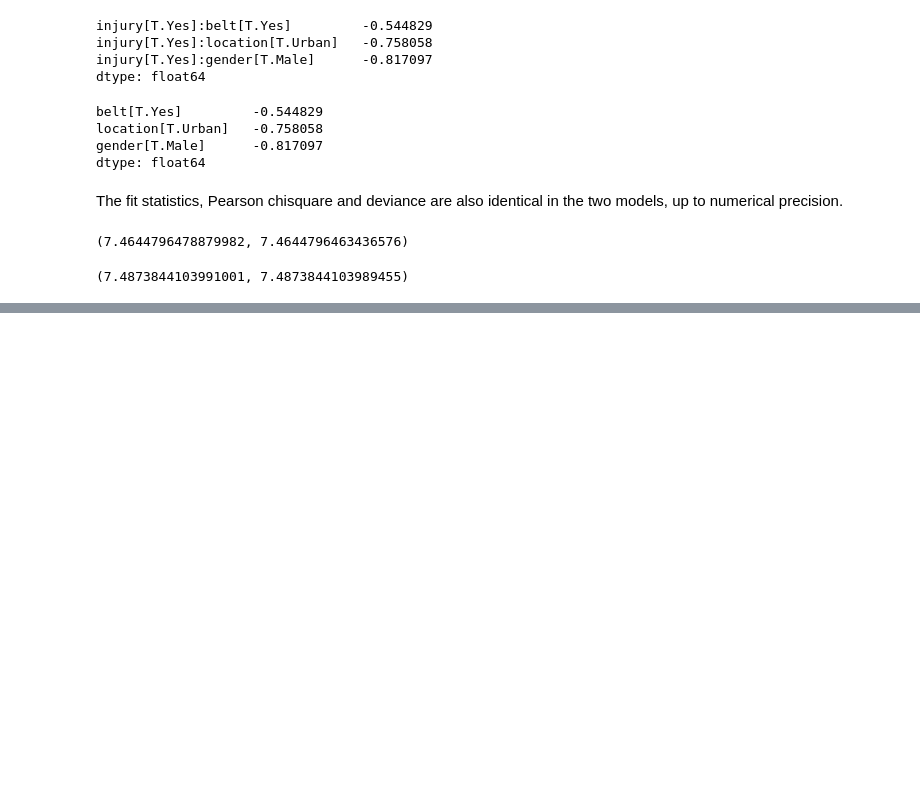
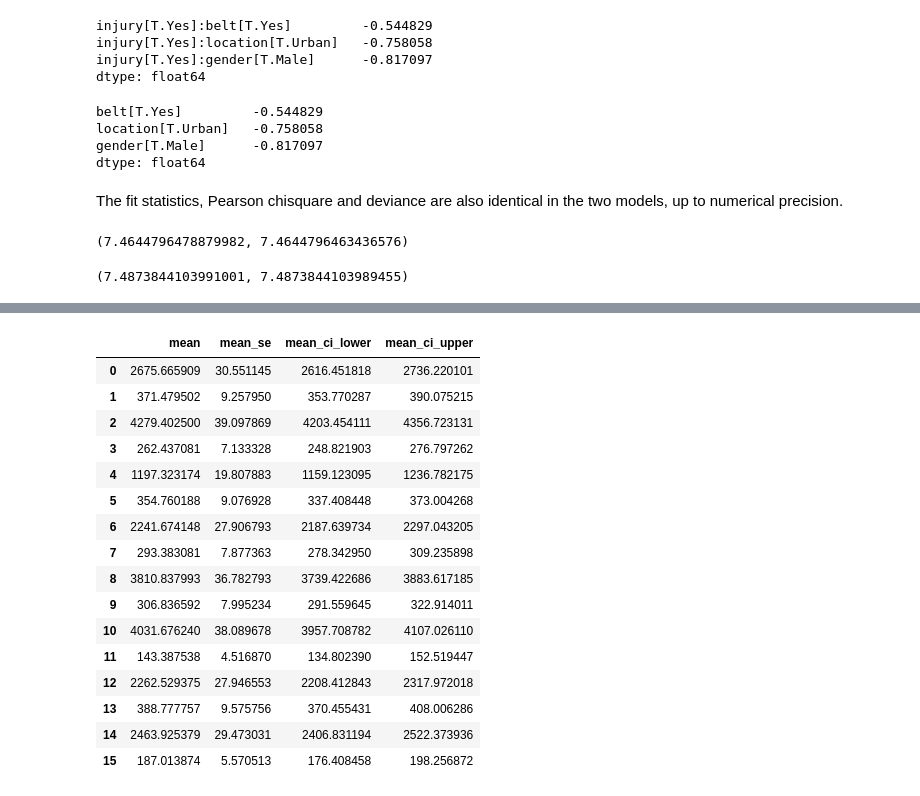
Before and after one commit to josef-pkt/misc, a Jupyter notebook: notebooks/agresti_loglinear.ipynb, the cells around one changed output, grey strips where cells are left out. Drawn from its saved outputs; the diff is of its cells as text; code cells hidden in the pictures; blank space fills up the shorter version.

```diff
--- a/notebooks/agresti_loglinear.ipynb
+++ b/notebooks/agresti_loglinear.ipynb
@@ -337,0 +411,20 @@ res_I23.pearson_chi2, res_b.pearson_chi2
+# %%
+res_I23.get_prediction(offset=[-1]).summary_frame()
+# %% [output]
+|  | mean | mean_se | mean_ci_lower | mean_ci_upper |
+| 0 | 2675.665909 | 30.551145 | 2616.451818 | 2736.220101 |
+| 1 | 371.479502 | 9.257950 | 353.770287 | 390.075215 |
+| 2 | 4279.402500 | 39.097869 | 4203.454111 | 4356.723131 |
+| 3 | 262.437081 | 7.133328 | 248.821903 | 276.797262 |
+| 4 | 1197.323174 | 19.807883 | 1159.123095 | 1236.782175 |
+| 5 | 354.760188 | 9.076928 | 337.408448 | 373.004268 |
+| 6 | 2241.674148 | 27.906793 | 2187.639734 | 2297.043205 |
+| 7 | 293.383081 | 7.877363 | 278.342950 | 309.235898 |
+| 8 | 3810.837993 | 36.782793 | 3739.422686 | 3883.617185 |
+| 9 | 306.836592 | 7.995234 | 291.559645 | 322.914011 |
+| 10 | 4031.676240 | 38.089678 | 3957.708782 | 4107.026110 |
+| 11 | 143.387538 | 4.516870 | 134.802390 | 152.519447 |
+| 12 | 2262.529375 | 27.946553 | 2208.412843 | 2317.972018 |
+| 13 | 388.777757 | 9.575756 | 370.455431 | 408.006286 |
+| 14 | 2463.925379 | 29.473031 | 2406.831194 | 2522.373936 |
+| 15 | 187.013874 | 5.570513 | 176.408458 | 198.256872 |
```
Also changed, not shown: parts of 17 cells of this notebook, 1 other file.
